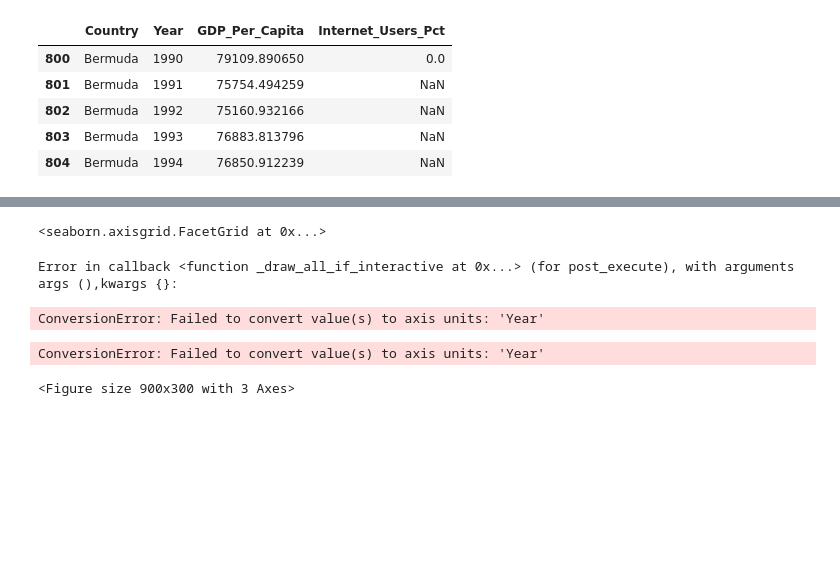
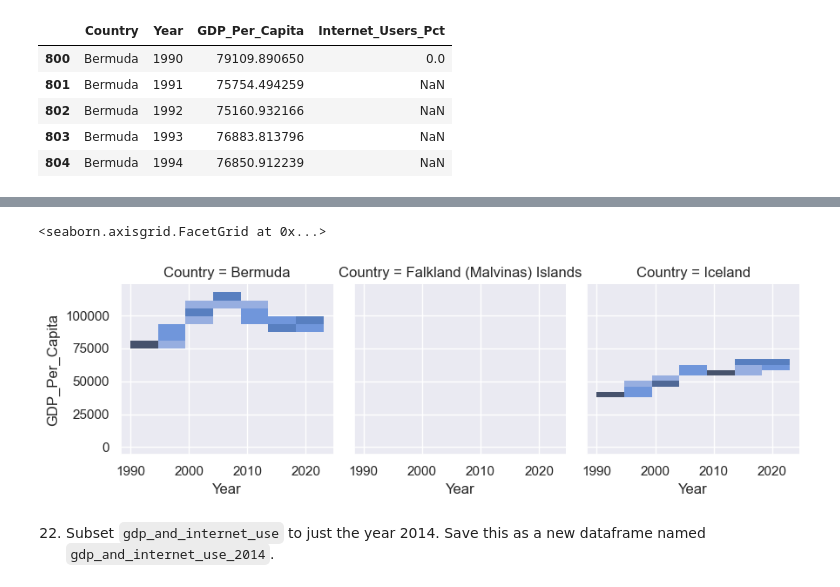
Before and after one commit to NSS-Data-Analytics-Cohort-14/gdp-and-internet-usage-Djmayfield-alt, a Jupyter notebook: notebooks/gdp_project.ipynb, the cells around one changed output, grey strips where cells are left out. Cells and saved outputs as stored; diff of their text form; code cells hidden in the pictures; blank space fills up the shorter version.

```diff
--- a/notebooks/gdp_project.ipynb
+++ b/notebooks/gdp_project.ipynb
@@ -483,3 +483,8 @@ top_3_gdp.head()
 | 802 | Bermuda | 1992 | 75160.932166 | NaN |
 | 803 | Bermuda | 1993 | 76883.813796 | NaN |
 | 804 | Bermuda | 1994 | 76850.912239 | NaN |
+# %%
+top_3_gdp_nonan = top_3_gdp.fillna(0)
+top_3_gdp_nonan['GDP_Per_Capita'] = top_3_gdp_nonan['GDP_Per_Capita'].astype(int)
+# %%
+top_3_gdp_nonan = top_3_gdp_nonan.reset_index()
@@ -486,9 +506,8 @@ top_3_gdp.head()
 # %%
-graph = sns.FacetGrid(top_3_gdp, col = 'Country')
-graph.map(plt.hist, x='GDP_Per_Capita')
+graph = sns.FacetGrid(top_3_gdp_nonan, col = 'Country')
+graph.map_dataframe(sns.histplot,x='Year', y='GDP_Per_Capita')
 # %% [output]
 <seaborn.axisgrid.FacetGrid at 0x...>
-Error in callback <function _draw_all_if_interactive at 0x...> (for post_execute), with arguments args (),kwargs {}:
-ConversionError: Failed to convert value(s) to axis units: 'Year'
-ConversionError: Failed to convert value(s) to axis units: 'Year'
-<Figure size 900x300 with 3 Axes>
+[figure, added]
+# %% [markdown]
+22. Subset `gdp_and_internet_use` to just the year 2014. Save this as a new dataframe named `gdp_and_internet_use_2014`.
```
Also changed, not shown: parts of 1 cell of this notebook.
